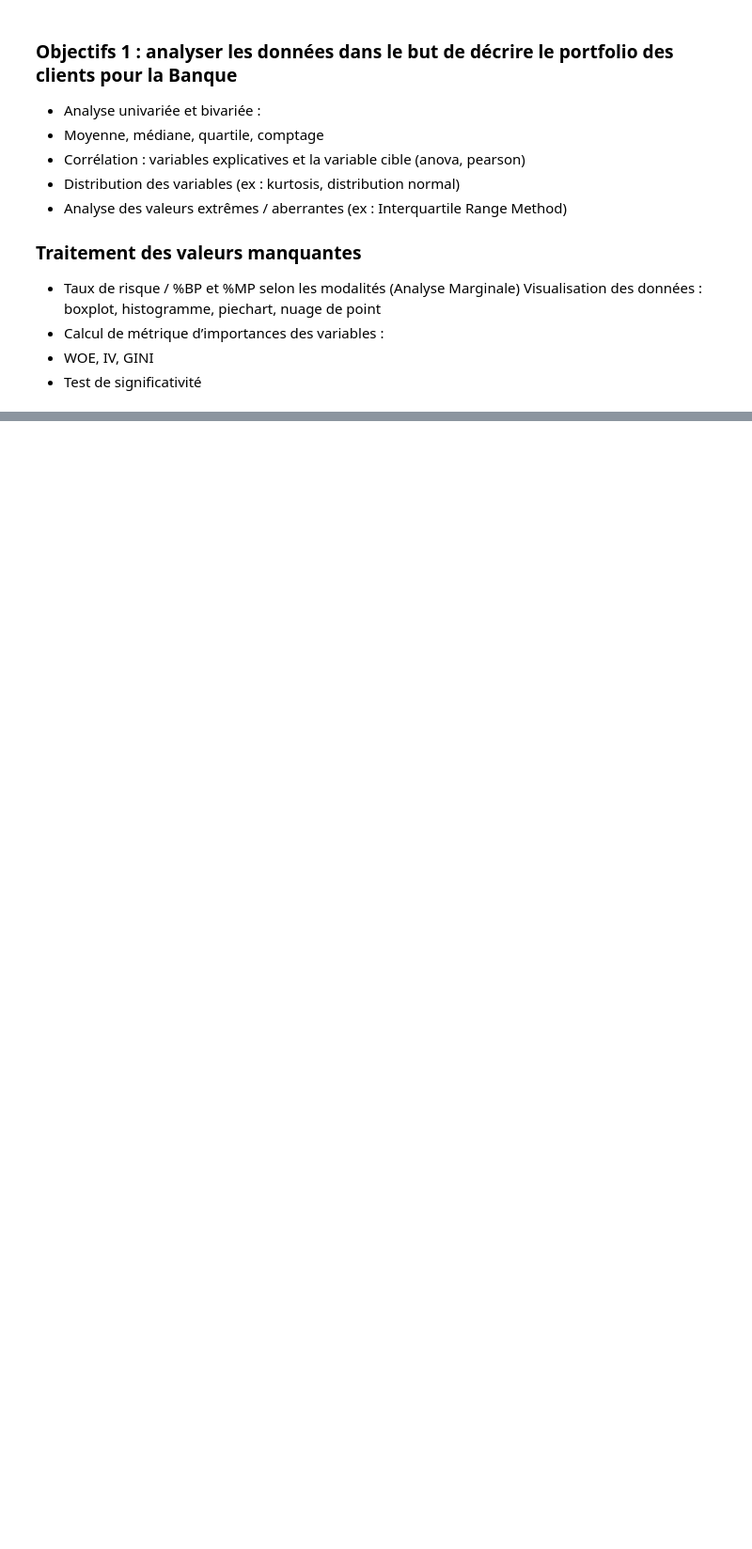
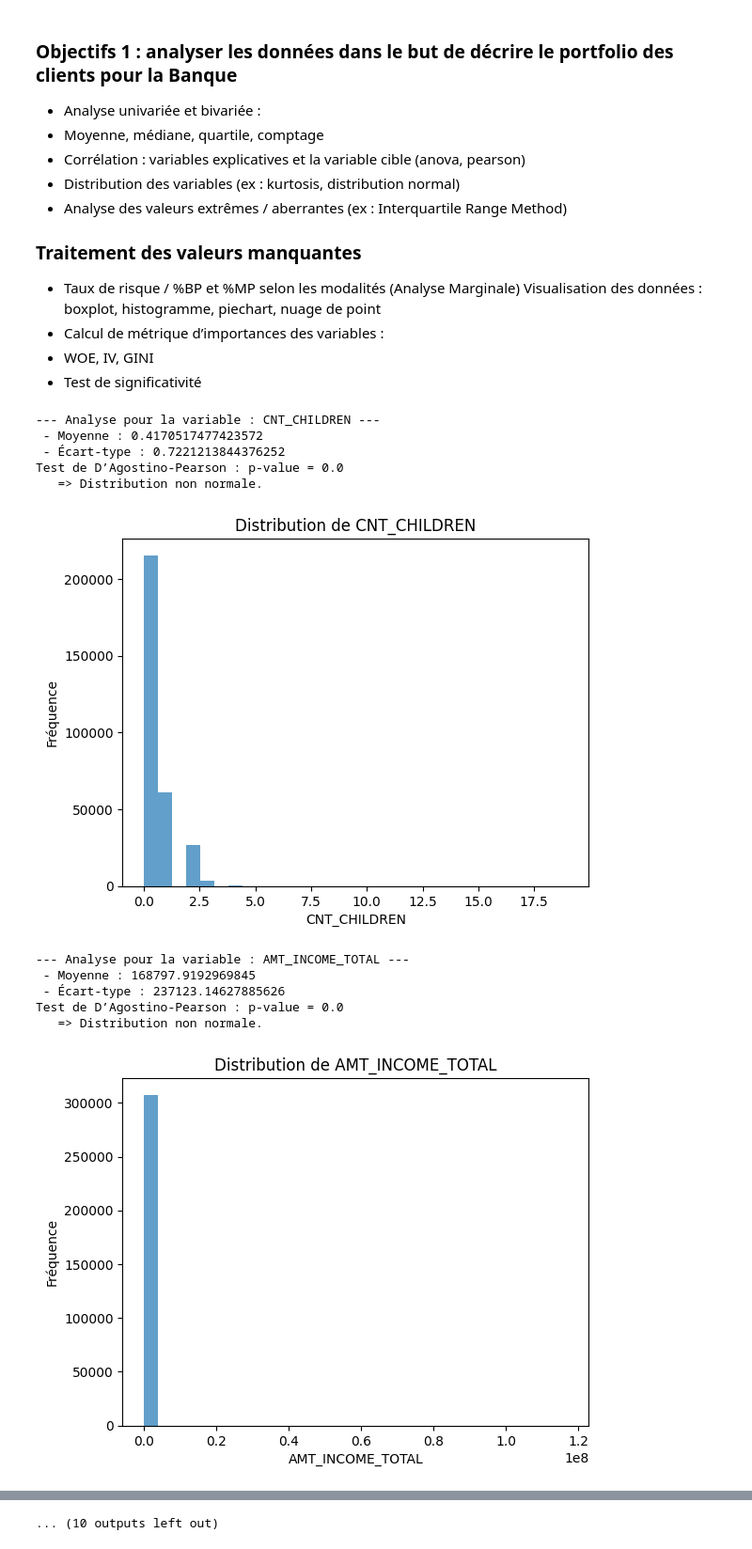
Before and after one commit to santinucomiti/scoring_project, a Jupyter notebook: notebooks/analyse_descritpive.ipynb, the cells around one changed output, grey strips where cells are left out. Shown at 94% size. Saved outputs shown, nothing was run; the diff lists cells and outputs as text; code cells hidden in the pictures; blank space fills up the shorter version.

```diff
--- a/notebooks/analyse_descritpive.ipynb
+++ b/notebooks/analyse_descritpive.ipynb
@@ -51,0 +44,61 @@ dh.head()
+# %%
+import pandas as pd
+import numpy as np
+import matplotlib.pyplot as plt
+from scipy.stats import shapiro
+from scipy.stats import normaltest
+
+# Charger les données
+chemin = '/home/santinu/FQA/scoring_project/scoring_project/ressources_prof/client_credit_granting.csv'
+df = pd.read_csv(chemin)
+
+# Identifier les types de variables
+categorical_vars = [
+    'CODE_GENDER', 'FLAG_OWN_CAR', 'FLAG_OWN_REALTY',
+    'NAME_INCOME_TYPE', 'NAME_EDUCATION_TYPE', 'NAME_FAMILY_STATUS',
+    'NAME_CONTRACT_TYPE', 'NAME_HOUSING_TYPE', 'OCCUPATION_TYPE', 'ORGANIZATION_TYPE'
+]
+binary_vars = ['GOOD_PAYER']
+quantitative_vars = [
+    'CNT_CHILDREN', 'AMT_INCOME_TOTAL', 'AMT_CREDIT', 'AMT_GOODS_PRICE',
+    'DAYS_BIRTH', 'DAYS_EMPLOYED', 'TOTALAREA_MODE',
+    'EXT_SOURCE_1', 'EXT_SOURCE_2', 'EXT_SOURCE_3', 'AMT_REQ_CREDIT_BUREAU_YEARS'
+]
+
+# Analyse univariée : variables quantitatives
+for var in quantitative_vars:
+    print(f'--- Analyse pour la variable : {var} ---')
+
+    # Calculs descriptifs
+    mean_val = df[var].mean()
+    std_val = df[var].std()
+    print(f' - Moyenne : {mean_val}')
+    print(f' - Écart-type : {std_val}')
+
+    # Test de Shapiro-Wilk pour la normalité
+    clean_data = df[var].dropna()  # Retirer les valeurs manquantes
+    stat, p_value = normaltest(clean_data)
+    print(f'Test de D’Agostino-Pearson : p-value = {p_value}')
+    if p_value < 0.05:
+        print(f'   => Distribution non normale.')
+    else:
+        print(f'   => Distribution normale.')
+
+    # Histogramme de la distribution
+    df[var].plot(kind='hist', bins=30, title=f'Distribution de {var}', alpha=0.7)
+    plt.xlabel(var)
+    plt.ylabel('Fréquence')
+    plt.show()
+# %% [output]
+--- Analyse pour la variable : CNT_CHILDREN ---
+ - Moyenne : 0.4170517477423572
+ - Écart-type : 0.7221213844376252
+Test de D’Agostino-Pearson : p-value = 0.0
+   => Distribution non normale.
+[figure, added]
+--- Analyse pour la variable : AMT_INCOME_TOTAL ---
+ - Moyenne : 168797.9192969845
+ - Écart-type : 237123.14627885626
+Test de D’Agostino-Pearson : p-value = 0.0
+   => Distribution non normale.
+[figure, added]
@@ -51,0 +129 @@ dh.head()
+... (10 outputs left out)
```
Also changed, not shown: parts of 2 cells of this notebook, 1 other file.
